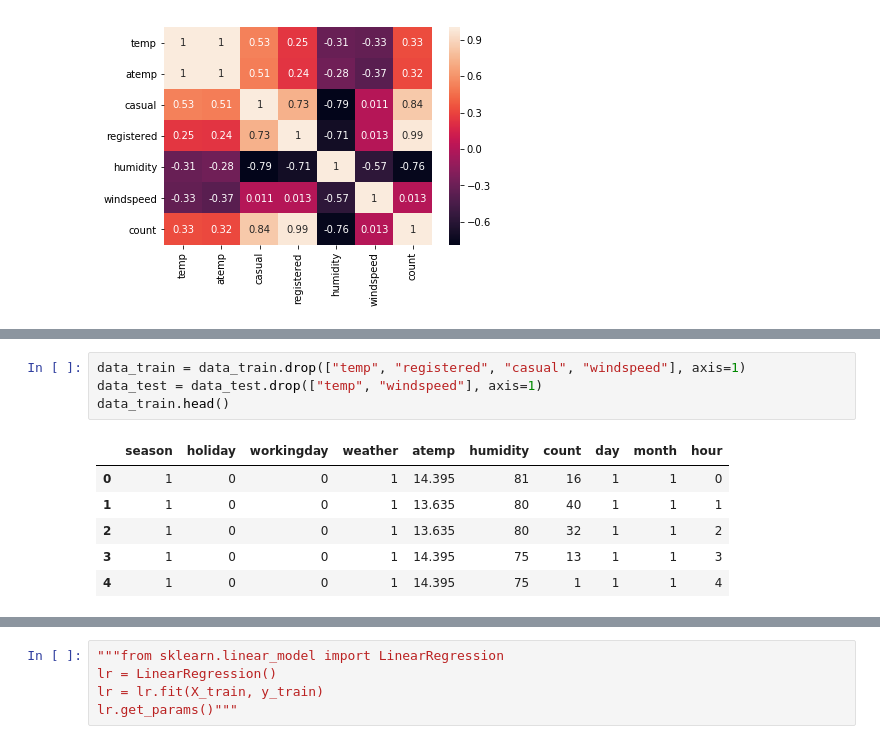
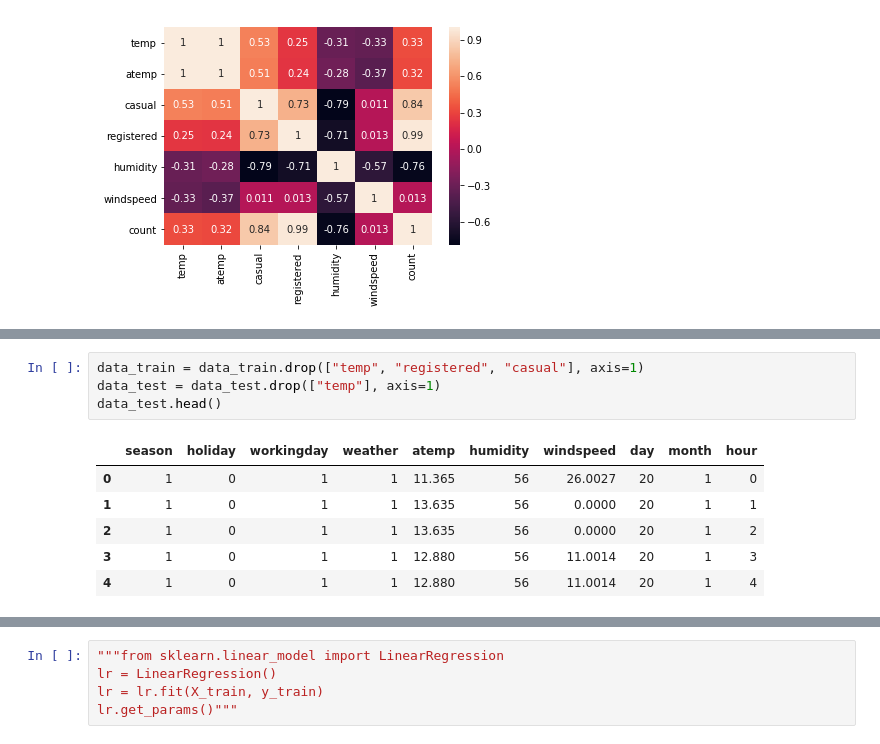
Before and after one commit to NVS16/bikeSharing, a Jupyter notebook: model.ipynb, the cells around one changed output, grey strips where cells are left out. Cells and saved outputs as stored; diff of their text form.

```diff
--- a/model.ipynb
+++ b/model.ipynb
@@ -80,11 +80,11 @@ msno.matrix(data_test, figsize=(12, 5))
 # %%
-data_train = data_train.drop(["temp", "registered", "casual", "windspeed"], axis=1)
-data_test = data_test.drop(["temp", "windspeed"], axis=1)
-data_train.head()
+data_train = data_train.drop(["temp", "registered", "casual"], axis=1)
+data_test = data_test.drop(["temp"], axis=1)
+data_test.head()
 # %% [output]
-|  | season | holiday | workingday | weather | atemp | humidity | count | day | month | hour |
-| 0 | 1 | 0 | 0 | 1 | 14.395 | 81 | 16 | 1 | 1 | 0 |
-| 1 | 1 | 0 | 0 | 1 | 13.635 | 80 | 40 | 1 | 1 | 1 |
-| 2 | 1 | 0 | 0 | 1 | 13.635 | 80 | 32 | 1 | 1 | 2 |
-| 3 | 1 | 0 | 0 | 1 | 14.395 | 75 | 13 | 1 | 1 | 3 |
-| 4 | 1 | 0 | 0 | 1 | 14.395 | 75 | 1 | 1 | 1 | 4 |
+|  | season | holiday | workingday | weather | atemp | humidity | windspeed | day | month | hour |
+| 0 | 1 | 0 | 1 | 1 | 11.365 | 56 | 26.0027 | 20 | 1 | 0 |
+| 1 | 1 | 0 | 1 | 1 | 13.635 | 56 | 0.0000 | 20 | 1 | 1 |
+| 2 | 1 | 0 | 1 | 1 | 13.635 | 56 | 0.0000 | 20 | 1 | 2 |
+| 3 | 1 | 0 | 1 | 1 | 12.880 | 56 | 11.0014 | 20 | 1 | 3 |
+| 4 | 1 | 0 | 1 | 1 | 12.880 | 56 | 11.0014 | 20 | 1 | 4 |
```
Also changed, not shown: parts of 7 cells of this notebook, 1 other file.
